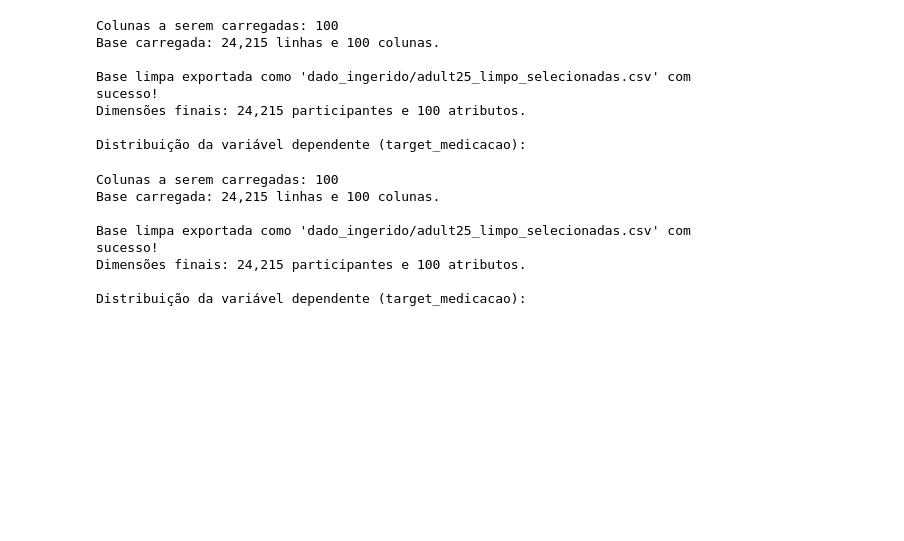
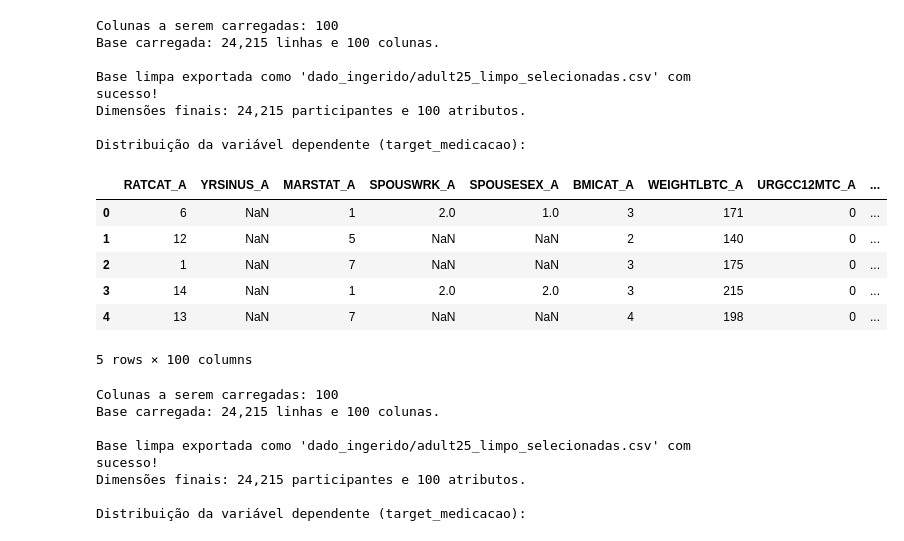
Before and after one commit to JulioSamuelOliveira/saudemental, a Jupyter notebook: 02_preparacao_e_limpeza_2025_mdd.ipynb, the cells around one changed output. Saved outputs shown, nothing was run; the diff lists cells and outputs as text; code cells hidden in the pictures; blank space fills up the shorter version.

```diff
--- a/02_preparacao_e_limpeza_2025_mdd.ipynb
+++ b/02_preparacao_e_limpeza_2025_mdd.ipynb
@@ -262,3 +262,13 @@ Base limpa exportada como 'dado_ingerido/adult25_limpo_selecionadas.csv' com suc
 Dimensões finais: 24,215 participantes e 100 atributos.
 
 Distribuição da variável dependente (target_medicacao):
+# %%
+df_bruto.head()
+# %% [output]
+|  | RATCAT_A | YRSINUS_A | MARSTAT_A | SPOUSWRK_A | SPOUSESEX_A | BMICAT_A | WEIGHTLBTC_A | URGCC12MTC_A | ... |
+| 0 | 6 | NaN | 1 | 2.0 | 1.0 | 3 | 171 | 0 | ... |
+| 1 | 12 | NaN | 5 | NaN | NaN | 2 | 140 | 0 | ... |
+| 2 | 1 | NaN | 7 | NaN | NaN | 3 | 175 | 0 | ... |
+| 3 | 14 | NaN | 1 | 2.0 | 2.0 | 3 | 215 | 0 | ... |
+| 4 | 13 | NaN | 7 | NaN | NaN | 4 | 198 | 0 | ... |
+5 rows × 100 columns
```
Also changed, not shown: parts of 16 cells of this notebook, 1 other file.
